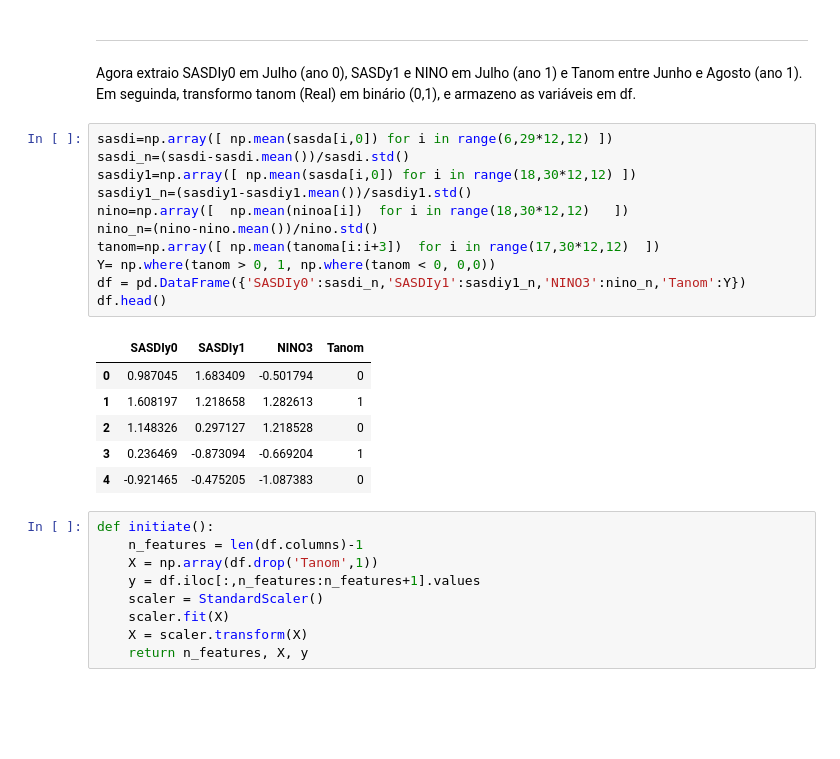
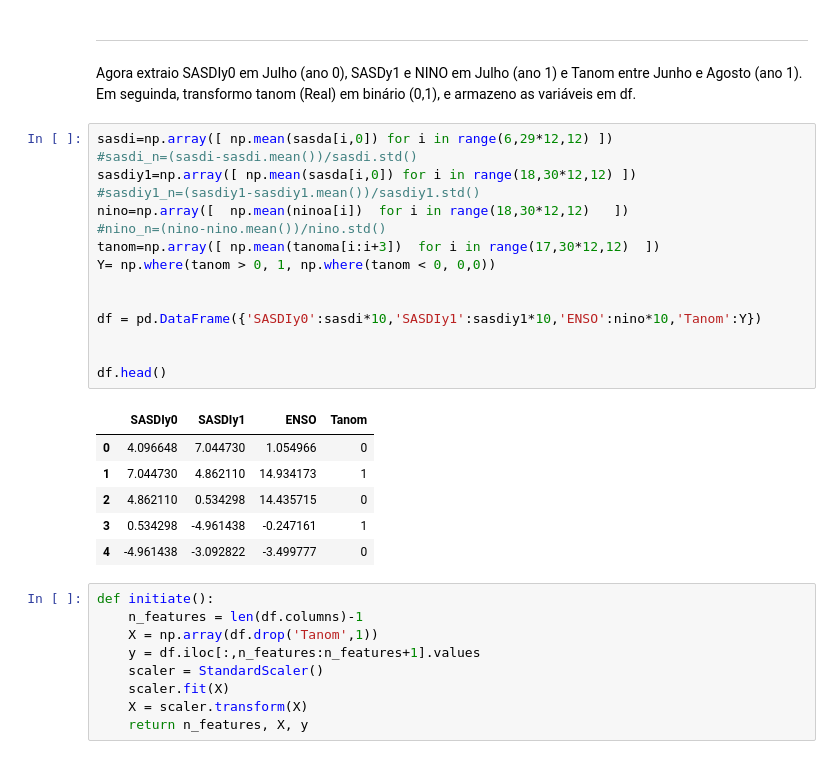
Before and after one commit to WladJSJ/Regressao_Logistica, a Jupyter notebook: RegLog_Tanom_V3.ipynb, the cells around one changed output. Cells and saved outputs as stored; diff of their text form; blank space fills up the shorter version.

```diff
--- a/RegLog_Tanom_V3.ipynb
+++ b/RegLog_Tanom_V3.ipynb
@@ -94,22 +94,26 @@ Agora extraio SASDIy0 em Julho (ano 0), SASDy1 e NINO em Julho (ano 1) e Tanom e
 Em seguinda, transformo tanom (Real) em binário (0,1), e armazeno as variáveis em df.
 # %%
 sasdi=np.array([ np.mean(sasda[i,0]) for i in range(6,29*12,12) ])
-sasdi_n=(sasdi-sasdi.mean())/sasdi.std()
+#sasdi_n=(sasdi-sasdi.mean())/sasdi.std()
 sasdiy1=np.array([ np.mean(sasda[i,0]) for i in range(18,30*12,12) ])
-sasdiy1_n=(sasdiy1-sasdiy1.mean())/sasdiy1.std()
+#sasdiy1_n=(sasdiy1-sasdiy1.mean())/sasdiy1.std()
 nino=np.array([  np.mean(ninoa[i])  for i in range(18,30*12,12)   ])
-nino_n=(nino-nino.mean())/nino.std()
+#nino_n=(nino-nino.mean())/nino.std()
 tanom=np.array([ np.mean(tanoma[i:i+3])  for i in range(17,30*12,12)  ])
 Y= np.where(tanom > 0, 1, np.where(tanom < 0, 0,0))
-df = pd.DataFrame({'SASDIy0':sasdi_n,'SASDIy1':sasdiy1_n,'NINO3':nino_n,'Tanom':Y})
+
+
+df = pd.DataFrame({'SASDIy0':sasdi*10,'SASDIy1':sasdiy1*10,'ENSO':nino*10,'Tanom':Y})
+
+
 df.head()
 # %% [output]
-|  | SASDIy0 | SASDIy1 | NINO3 | Tanom |
-| 0 | 0.987045 | 1.683409 | -0.501794 | 0 |
-| 1 | 1.608197 | 1.218658 | 1.282613 | 1 |
-| 2 | 1.148326 | 0.297127 | 1.218528 | 0 |
-| 3 | 0.236469 | -0.873094 | -0.669204 | 1 |
-| 4 | -0.921465 | -0.475205 | -1.087383 | 0 |
+|  | SASDIy0 | SASDIy1 | ENSO | Tanom |
+| 0 | 4.096648 | 7.044730 | 1.054966 | 0 |
+| 1 | 7.044730 | 4.862110 | 14.934173 | 1 |
+| 2 | 4.862110 | 0.534298 | 14.435715 | 0 |
+| 3 | 0.534298 | -4.961438 | -0.247161 | 1 |
+| 4 | -4.961438 | -3.092822 | -3.499777 | 0 |
 # %%
 def initiate():
     n_features = len(df.columns)-1
```
Also changed, not shown: parts of 20 cells of this notebook.
